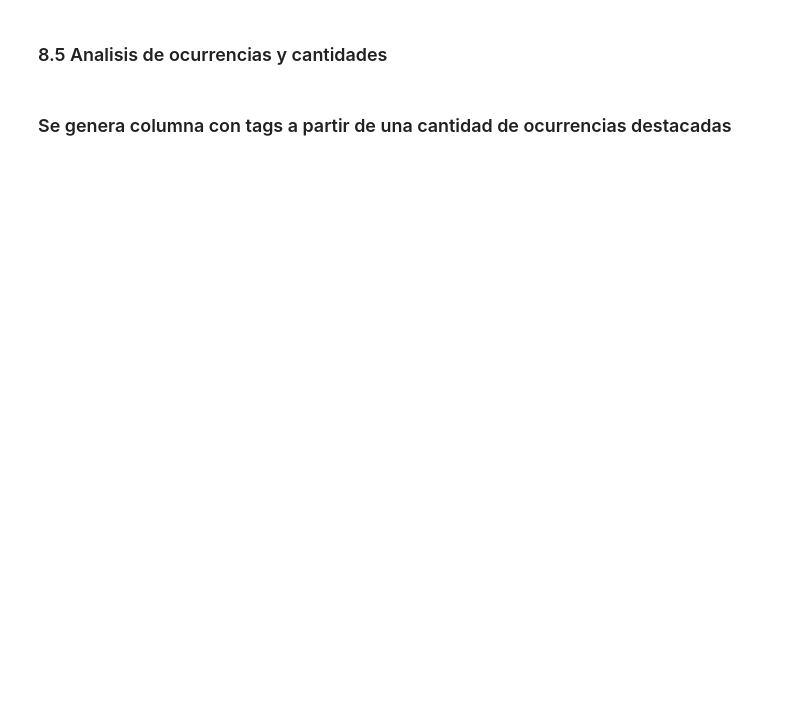
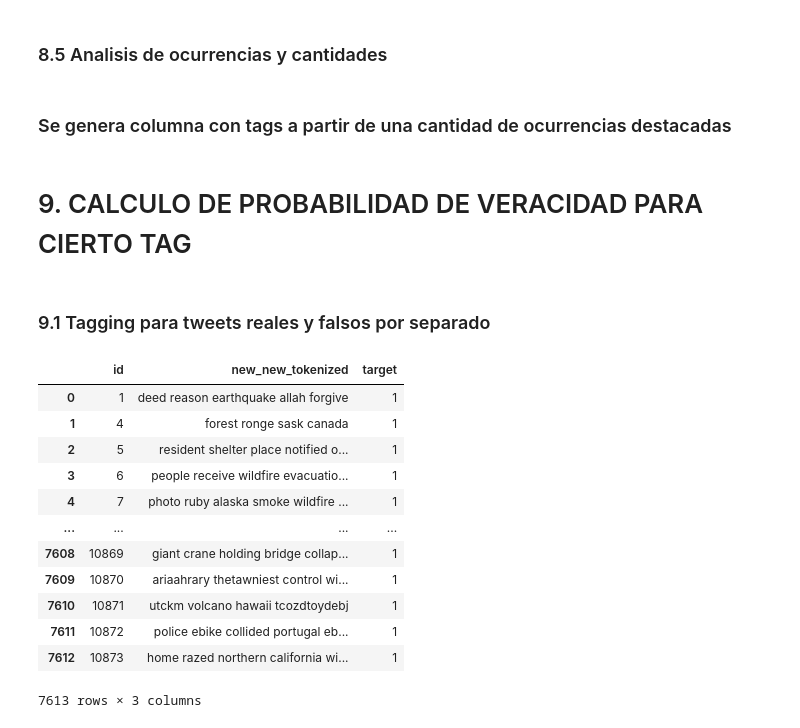
Before and after one commit to anichucai/7506-Datos-tp1, a Jupyter notebook: Informe.ipynb, the cells around one changed output. Saved outputs shown, nothing was run; the diff lists cells and outputs as text; code cells hidden in the pictures; blank space fills up the shorter version.

```diff
--- a/Informe.ipynb
+++ b/Informe.ipynb
@@ -2191,3 +2215,24 @@ def word_finder(x):
 short_train2['tags'] = short_train2.new_new_tokenized.apply(word_finder)
 train_and_tags = short_train2[['id','target','text','tags']]
 train_and_tags
+# %% [markdown]
+# 9. CALCULO DE PROBABILIDAD DE VERACIDAD PARA CIERTO TAG
+# %% [markdown]
+### 9.1 Tagging para tweets reales y falsos por separado
+# %%
+short_train2_int = short_train2[['id','new_new_tokenized','target']]
+short_train2_int
+# %% [output]
+|  | id | new_new_tokenized | target |
+| 0 | 1 | deed reason earthquake allah forgive | 1 |
+| 1 | 4 | forest ronge sask canada | 1 |
+| 2 | 5 | resident shelter place notified o... | 1 |
+| 3 | 6 | people receive wildfire evacuatio... | 1 |
+| 4 | 7 | photo ruby alaska smoke wildfire ... | 1 |
+| ... | ... | ... | ... |
+| 7608 | 10869 | giant crane holding bridge collap... | 1 |
+| 7609 | 10870 | ariaahrary thetawniest control wi... | 1 |
+| 7610 | 10871 | utckm volcano hawaii tcozdtoydebj | 1 |
+| 7611 | 10872 | police ebike collided portugal eb... | 1 |
+| 7612 | 10873 | home razed northern california wi... | 1 |
+7613 rows × 3 columns
```
Also changed, not shown: parts of 19 cells of this notebook.
